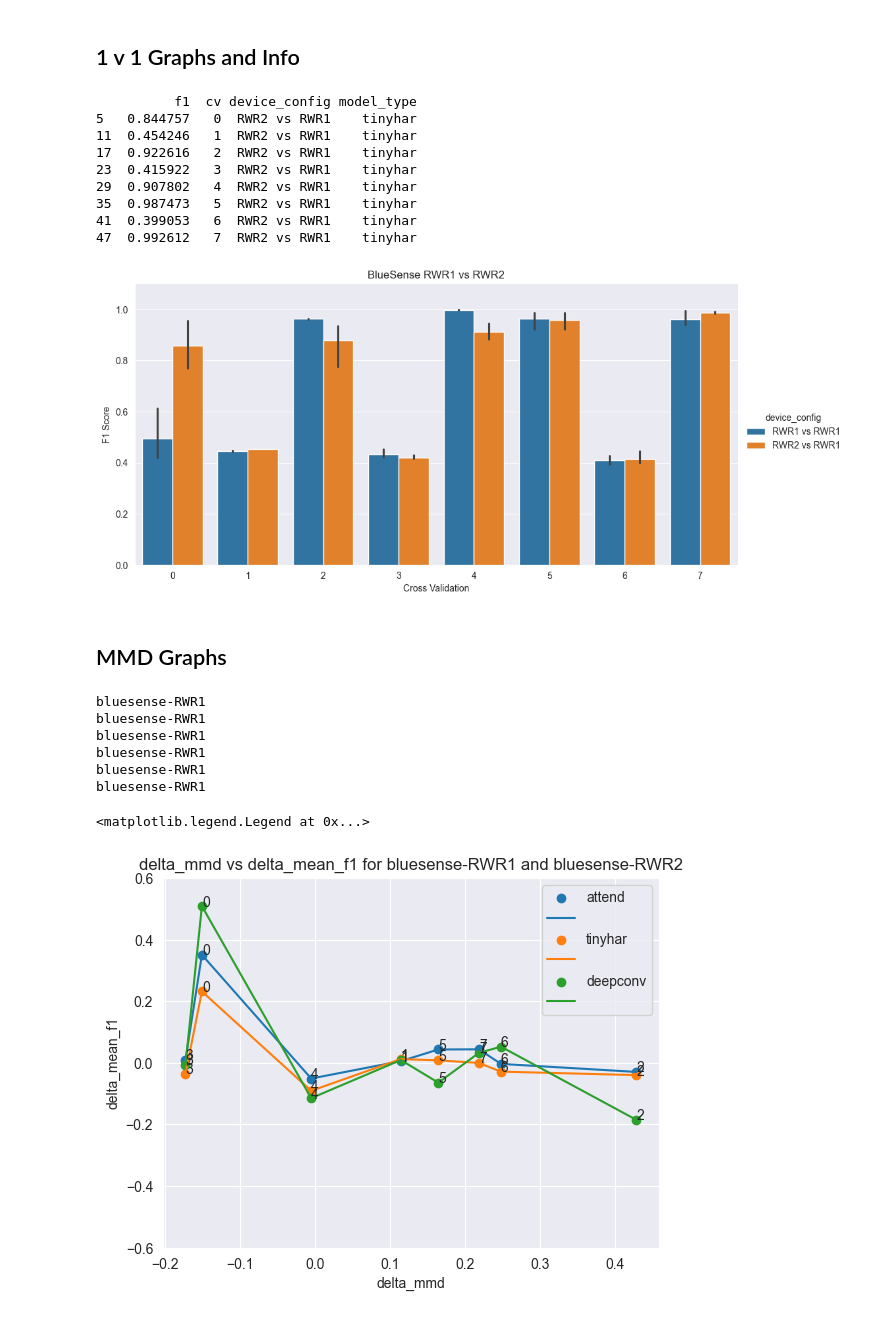
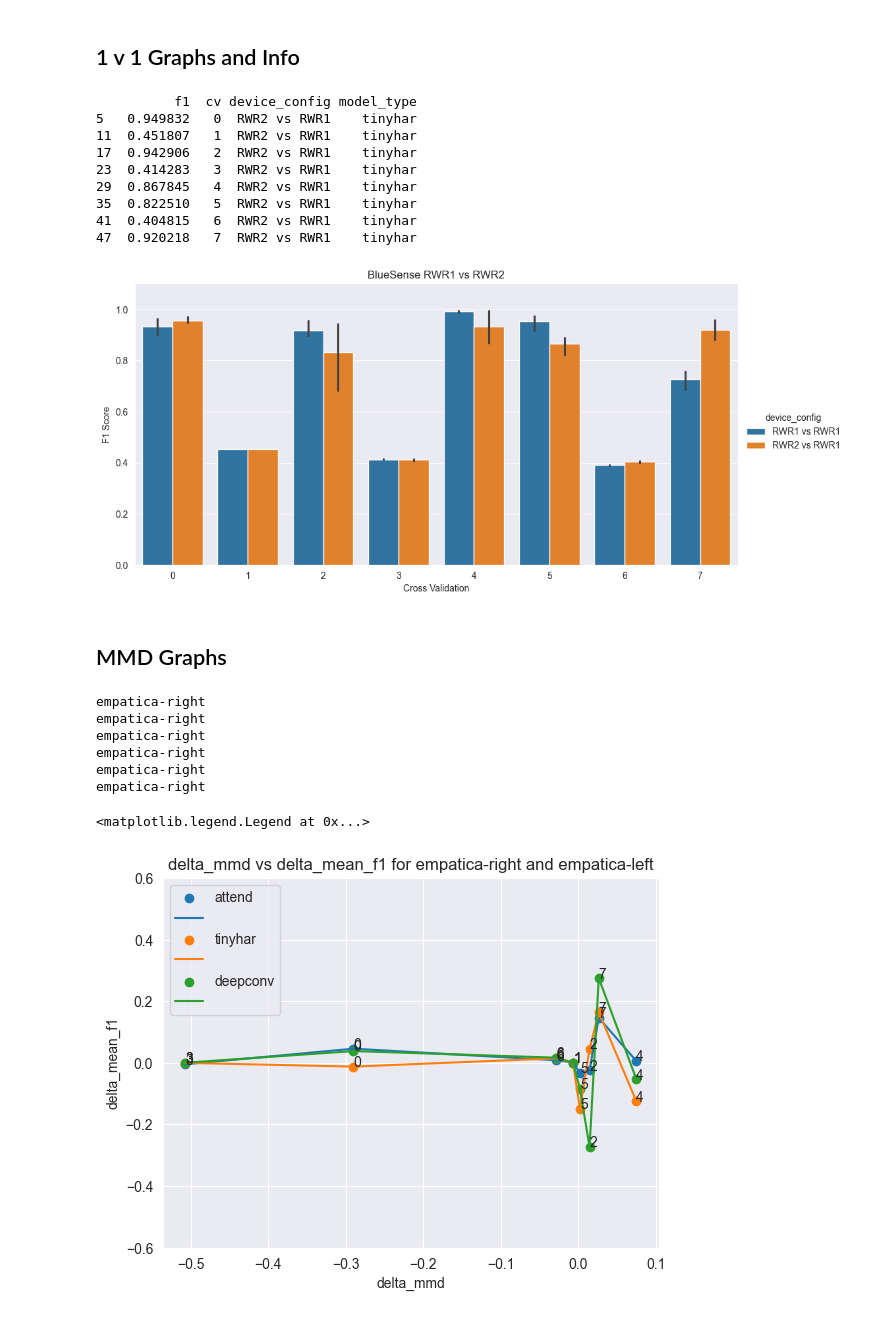
Before and after one commit to Gr33nMayhem/PERCOM_Variability_Research, a Jupyter notebook: notebooks/results_notebook/graph_creation.ipynb, the cells around one changed output. Drawn from its saved outputs; the diff is of its cells as text; code cells hidden in the pictures.

```diff
--- a/notebooks/results_notebook/graph_creation.ipynb
+++ b/notebooks/results_notebook/graph_creation.ipynb
@@ -11,7 +11,9 @@ from sklearn.metrics import precision_recall_fscore_support
 root_path = os.path.abspath(os.path.join('..', '..'))
 # %%
 # 17 for real disp
-num_participants = 17
+num_participants = 8
+sensor_test = 'empatica-right'
+sensor_train = 'empatica-left'
 # %%
 # Method used for getting the right path for a model based on the device name and the cv number
 '''
@@ -84,8 +86,8 @@ def get_result_for_model(root_path, model_device, test_device, model_type, cv):
 result_list = []
 for i in range(num_participants):
     for model in ['attend', 'deepconv', 'tinyhar']:
-        result1 = get_result_for_model(root_path, 'RLA-self', 'RLA-ideal', model, i)
-        result2 = get_result_for_model(root_path, 'RLA-ideal', 'RLA-ideal', model, i)
+        result1 = get_result_for_model(root_path, sensor_train, sensor_test, model, i)
+        result2 = get_result_for_model(root_path, sensor_test, sensor_test, model, i)
         dict_results = {'f1': result2[3],
                         'cv': i,
                         'device_config': 'RWR1 vs RWR1', 'model_type': model}
@@ -109,15 +111,15 @@ plt.ylim(0, 1.1)
 plt.show()
 # %% [output]
           f1  cv device_config model_type
-5   0.844757   0  RWR2 vs RWR1    tinyhar
-11  0.454246   1  RWR2 vs RWR1    tinyhar
-17  0.922616   2  RWR2 vs RWR1    tinyhar
-23  0.415922   3  RWR2 vs RWR1    tinyhar
-29  0.907802   4  RWR2 vs RWR1    tinyhar
-35  0.987473   5  RWR2 vs RWR1    tinyhar
-41  0.399053   6  RWR2 vs RWR1    tinyhar
-47  0.992612   7  RWR2 vs RWR1    tinyhar
+5   0.949832   0  RWR2 vs RWR1    tinyhar
+11  0.451807   1  RWR2 vs RWR1    tinyhar
+17  0.942906   2  RWR2 vs RWR1    tinyhar
+23  0.414283   3  RWR2 vs RWR1    tinyhar
+29  0.867845   4  RWR2 vs RWR1    tinyhar
+35  0.822510   5  RWR2 vs RWR1    tinyhar
+41  0.404815   6  RWR2 vs RWR1    tinyhar
+47  0.920218   7  RWR2 vs RWR1    tinyhar
-[figure, old version]
+[figure, new version]
 # %%
 # Method for creating a multi bar graph with x axis and y axis values in the for of a list
 '''
@@ -255,17 +257,17 @@ def generate_delta_mmd_graph(device1, device2, model_type):
     plt.ylim(-0.6, 0.6)
     plt.title('delta_mmd vs delta_mean_f1 for ' + device1 + ' and ' + device2)
 # %%
-generate_delta_mmd_graph('RLA-ideal', 'RLA-self', 'attend')
-generate_delta_mmd_graph('RLA-ideal', 'RLA-self', 'tinyhar')
-generate_delta_mmd_graph('RLA-ideal', 'RLA-self', 'deepconv')
+generate_delta_mmd_graph(sensor_test, sensor_train, 'attend')
+generate_delta_mmd_graph(sensor_test, sensor_train, 'tinyhar')
+generate_delta_mmd_graph(sensor_test, sensor_train, 'deepconv')
 # add all the model names as legends
 plt.legend(['attend','', 'tinyhar','', 'deepconv',''])
 # %% [output]
-bluesense-RWR1
-bluesense-RWR1
-bluesense-RWR1
-bluesense-RWR1
-bluesense-RWR1
-bluesense-RWR1
+empatica-right
+empatica-right
+empatica-right
+empatica-right
+empatica-right
+empatica-right
 <matplotlib.legend.Legend at 0x...>
-[figure, old version]
+[figure, new version]
```
Also changed, not shown: parts of 2 cells of this notebook, 4 other files.
